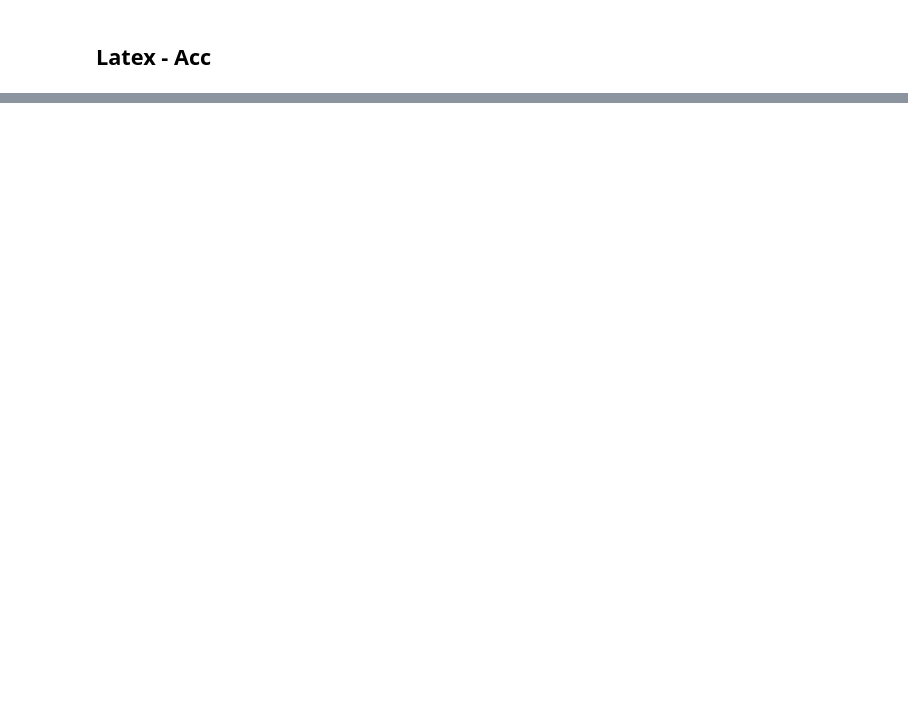
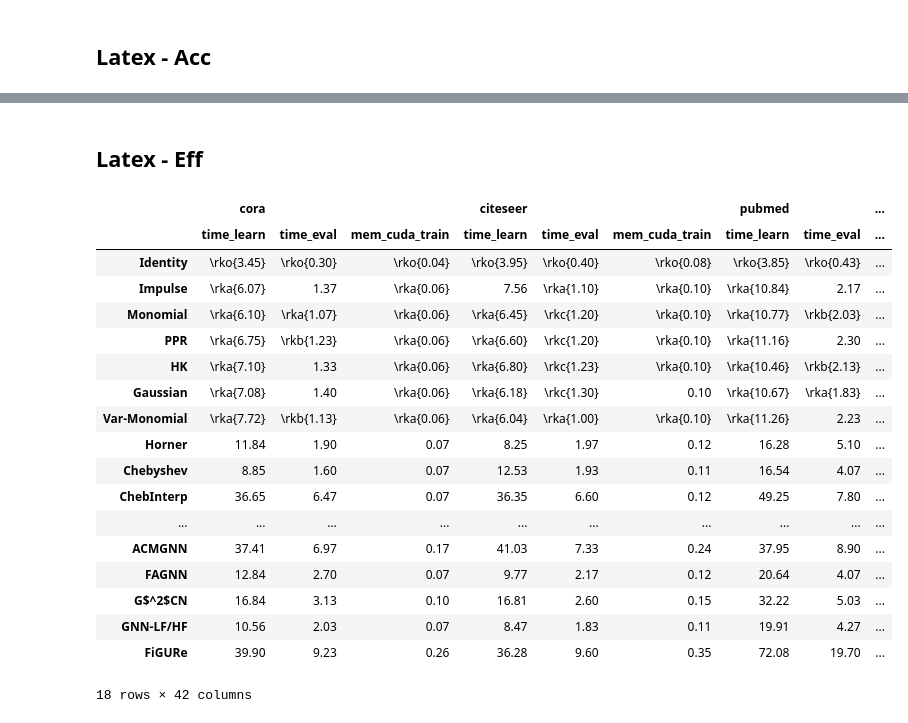
Before and after one commit to gdmnl/Spectral-GNN-Benchmark, a Jupyter notebook: examples/tab_res_fb.ipynb, the cells around one changed output, grey strips where cells are left out. Saved outputs shown, nothing was run; the diff lists cells and outputs as text; code cells hidden in the pictures; blank space fills up the shorter version.

```diff
--- a/examples/tab_res_fb.ipynb
+++ b/examples/tab_res_fb.ipynb
@@ -147,12 +179,0 @@ accstr
-# %%
-acc.dropna(inplace=True)
-acc = acc.astype(float)
-accstr = accstr.loc[acc.index]
-
-rk = ['a', 'b', 'c']
-for col in acc.columns:
-    top3_indices = acc[col].nlargest(3).index
-    for i, index in enumerate(top3_indices):
-        accstr.loc[index, col] = f'\\rk{rk[i]}' + '{}' + accstr.loc[index, col]
-
-accstr
@@ -178,4 +180,5 @@ accstr
 # %%
-for row in accstr.index:
-    print("\t& " + row + " & " + " & ".join(accstr.loc[row].values) + " \\\\")
+for row in acc_str.index:
+    print("\t& " + row + " & " + " & ".join(acc_str.loc[row].values) + " \\\\")
+print()
 # %% [output]
@@ -198,0 +203,43 @@ for row in accstr.index:
+# %% [markdown]
+## Latex - Eff
+# %%
+mlst = ["time_learn", "time_eval", "mem_cuda_train"]
+eff_str = pd.DataFrame(index=flst, columns=pd.MultiIndex.from_product([dlst, mlst]))
+
+for row in eff_str.index:
+    for data, met in eff_str.columns:
+        mean = df.loc[(df['name'] == row) & (df['data'] == data), met+'_mean'].values
+        std = df.loc[(df['name'] == row) & (df['data'] == data), met+'_std'].values
+        if len(mean) > 0:
+            eff_str.loc[row, (data, met)] = f"{mean[0]:.2f}"
+
+for data,met in eff_str.columns:
+    mean = df.loc[df['data'] == data, ['name', met+'_mean']].set_index('name')[met+'_mean'].astype(float)
+    std  = df.loc[df['data'] == data, ['name', met+'_std']].set_index('name')[met+'_std'].astype(float)
+    rank = calc_ranks(mean, std, True, ['Identity'])
+    for i, rki in enumerate(rk):
+        idx = rank[rank == i+1].index
+        eff_str.loc[idx, (data, met)] = f'\\rk{rki}' + '{' + eff_str.loc[idx, (data, met)] + '}'
+    eff_str.loc[rank.isna(), (data, met)] = '\\rko{' + eff_str.loc[rank.isna(), (data, met)].astype(str) + '}'
+
+eff_str
+# %% [output]
+|  | cora |  |  | citeseer |  |  | pubmed |  | ... |
+|  | time_learn | time_eval | mem_cuda_train | time_learn | time_eval | mem_cuda_train | time_learn | time_eval | ... |
+| Identity | \rko{3.45} | \rko{0.30} | \rko{0.04} | \rko{3.95} | \rko{0.40} | \rko{0.08} | \rko{3.85} | \rko{0.43} | ... |
+| Impulse | \rka{6.07} | 1.37 | \rka{0.06} | 7.56 | \rka{1.10} | \rka{0.10} | \rka{10.84} | 2.17 | ... |
+| Monomial | \rka{6.10} | \rka{1.07} | \rka{0.06} | \rka{6.45} | \rkc{1.20} | \rka{0.10} | \rka{10.77} | \rkb{2.03} | ... |
+| PPR | \rka{6.75} | \rkb{1.23} | \rka{0.06} | \rka{6.60} | \rkc{1.20} | \rka{0.10} | \rka{11.16} | 2.30 | ... |
+| HK | \rka{7.10} | 1.33 | \rka{0.06} | \rka{6.80} | \rkc{1.23} | \rka{0.10} | \rka{10.46} | \rkb{2.13} | ... |
+| Gaussian | \rka{7.08} | 1.40 | \rka{0.06} | \rka{6.18} | \rkc{1.30} | 0.10 | \rka{10.67} | \rka{1.83} | ... |
+| Var-Monomial | \rka{7.72} | \rkb{1.13} | \rka{0.06} | \rka{6.04} | \rka{1.00} | \rka{0.10} | \rka{11.26} | 2.23 | ... |
+| Horner | 11.84 | 1.90 | 0.07 | 8.25 | 1.97 | 0.12 | 16.28 | 5.10 | ... |
+| Chebyshev | 8.85 | 1.60 | 0.07 | 12.53 | 1.93 | 0.11 | 16.54 | 4.07 | ... |
+| ChebInterp | 36.65 | 6.47 | 0.07 | 36.35 | 6.60 | 0.12 | 49.25 | 7.80 | ... |
+| ... | ... | ... | ... | ... | ... | ... | ... | ... | ... |
+| ACMGNN | 37.41 | 6.97 | 0.17 | 41.03 | 7.33 | 0.24 | 37.95 | 8.90 | ... |
+| FAGNN | 12.84 | 2.70 | 0.07 | 9.77 | 2.17 | 0.12 | 20.64 | 4.07 | ... |
+| G$^2$CN | 16.84 | 3.13 | 0.10 | 16.81 | 2.60 | 0.15 | 32.22 | 5.03 | ... |
+| GNN-LF/HF | 10.56 | 2.03 | 0.07 | 8.47 | 1.83 | 0.11 | 19.91 | 4.27 | ... |
+| FiGURe | 39.90 | 9.23 | 0.26 | 36.28 | 9.60 | 0.35 | 72.08 | 19.70 | ... |
+18 rows × 42 columns
```
Also changed, not shown: parts of 8 cells of this notebook, 9 other files.
